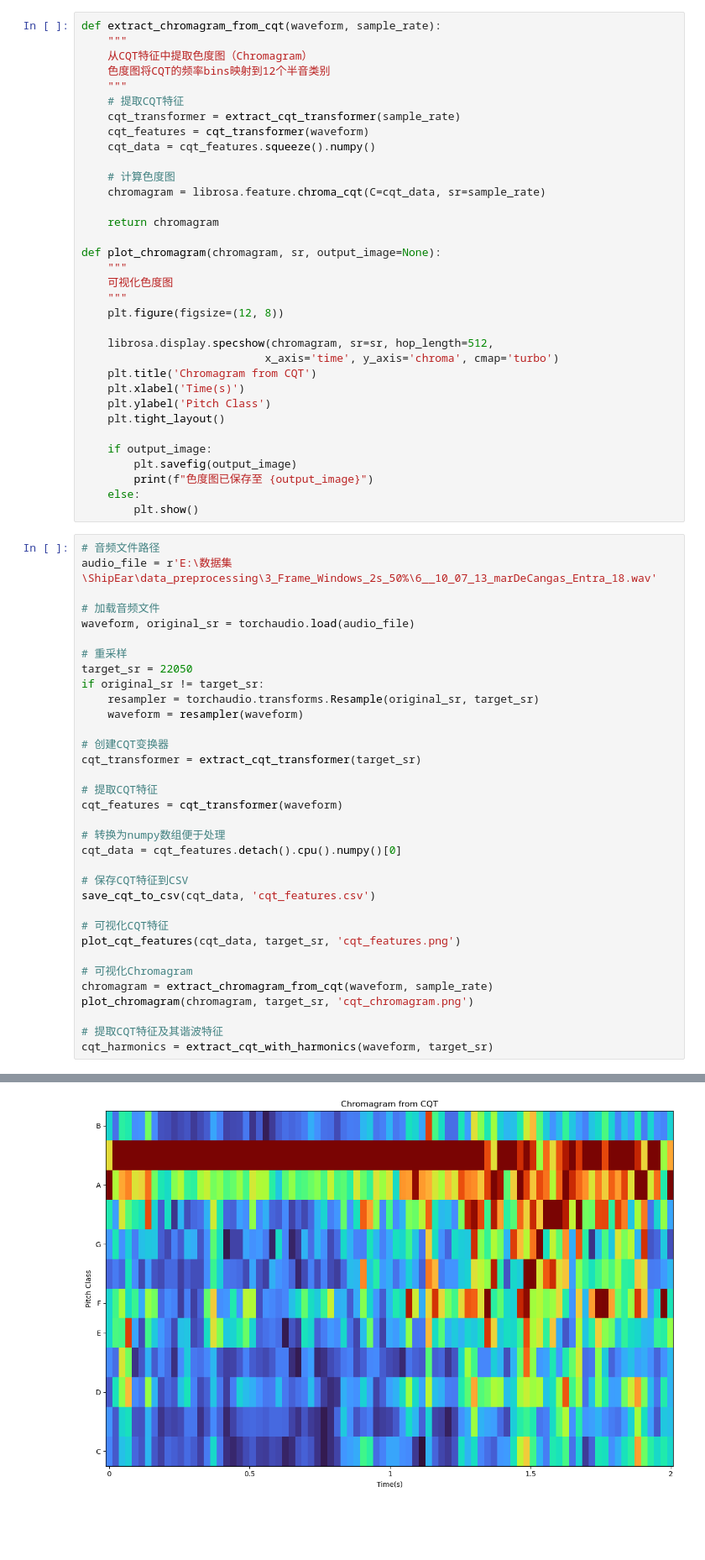
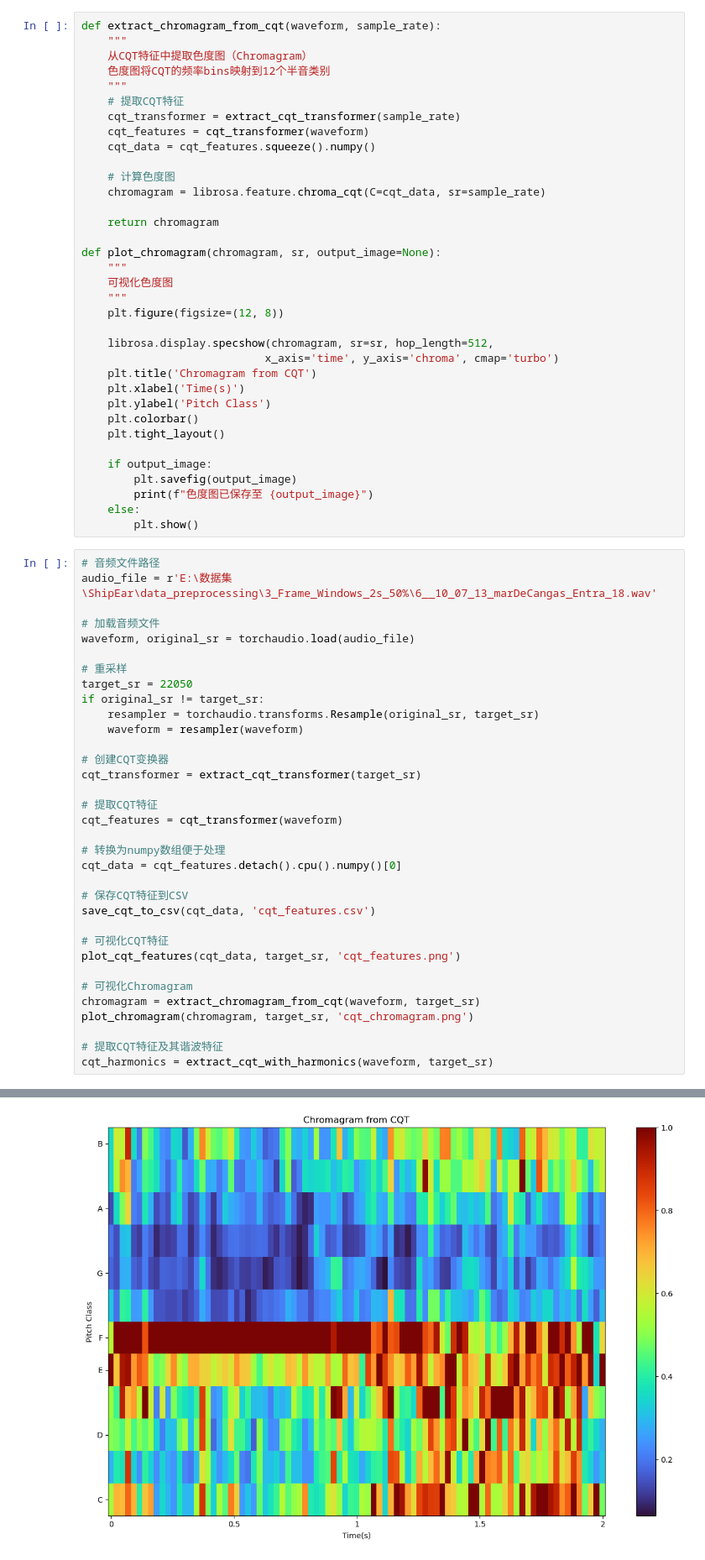
Before and after one commit to YoungBossX/Multi-feature-fusion-model-for-ship-audio, a Jupyter notebook: feature_extraction/cqt.ipynb, the cells around one changed output, grey strips where cells are left out. Shown at 84% size. Cells and saved outputs as stored; diff of their text form; blank space fills up the shorter version.

```diff
--- a/feature_extraction/cqt.ipynb
+++ b/feature_extraction/cqt.ipynb
@@ -167,6 +167,7 @@ def plot_chromagram(chromagram, sr, output_image=None):
     plt.title('Chromagram from CQT')
     plt.xlabel('Time(s)')
     plt.ylabel('Pitch Class')
+    plt.colorbar()
     plt.tight_layout()
 
     if output_image:
@@ -203,7 +204,7 @@ save_cqt_to_csv(cqt_data, 'cqt_features.csv')
 plot_cqt_features(cqt_data, target_sr, 'cqt_features.png')
 
 # 可视化Chromagram
-chromagram = extract_chromagram_from_cqt(waveform, sample_rate)
+chromagram = extract_chromagram_from_cqt(waveform, target_sr)
 plot_chromagram(chromagram, target_sr, 'cqt_chromagram.png')
 
 # 提取CQT特征及其谐波特征
@@ -216 +217 @@ CQT特征图已保存至 cqt_features.png
-[figure, old version]
+[figure, new version]
```
Also changed, not shown: parts of 1 cell of this notebook.
